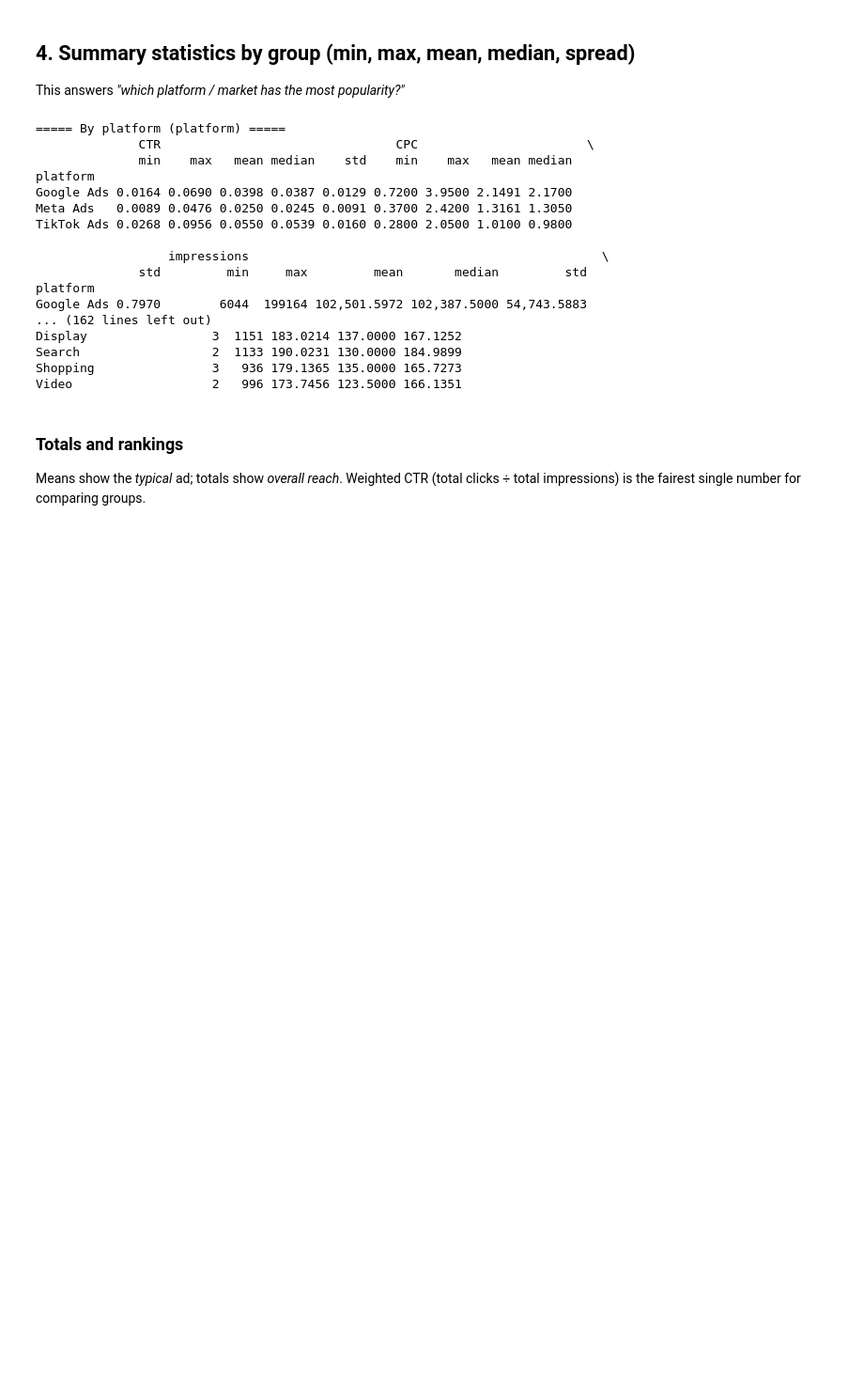
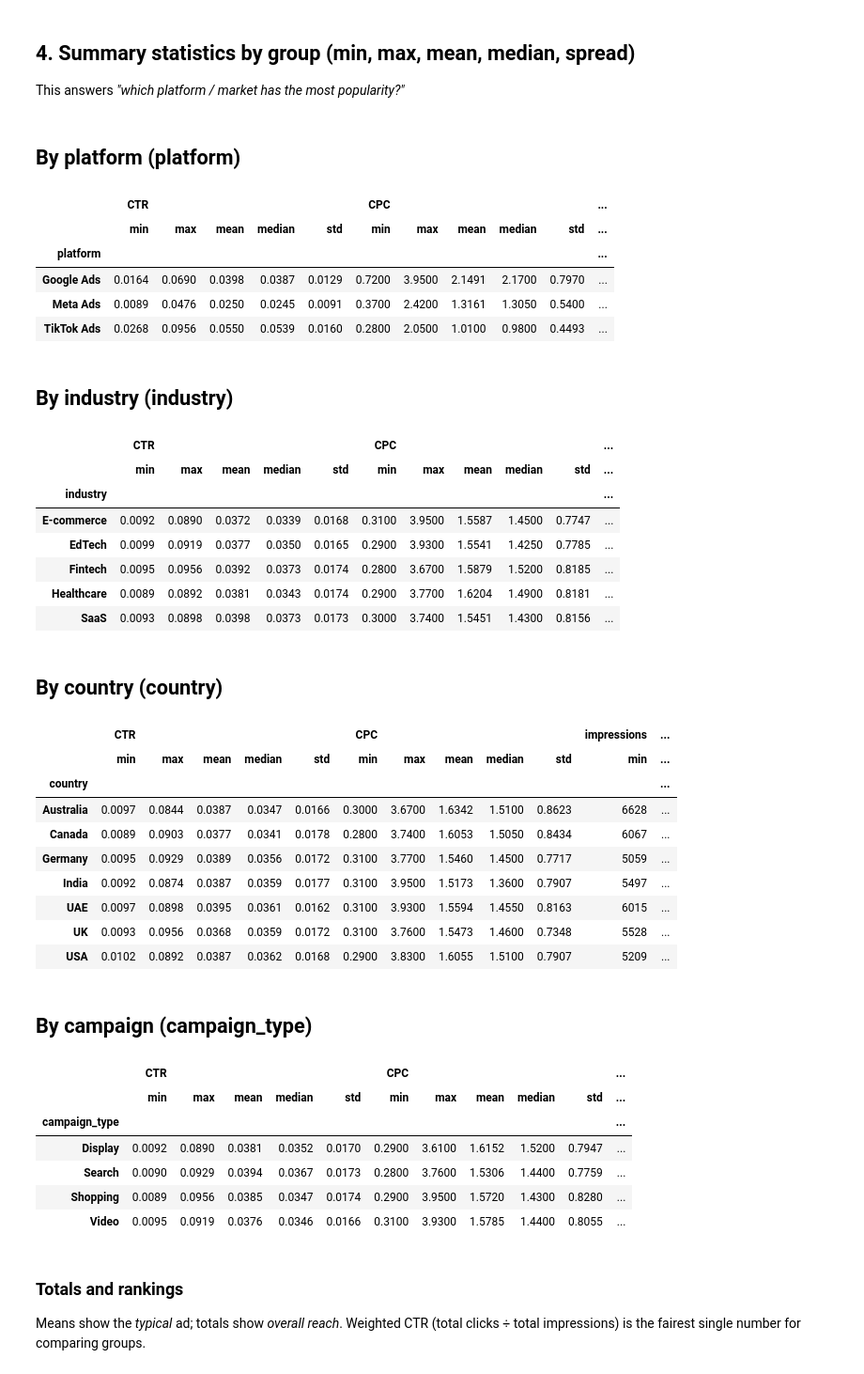
Before and after one commit to swiftycode256/global_ads_analysis, a Jupyter notebook: global_ads_analysis.ipynb, the cells around one changed output. Shown at 94% size. Saved outputs shown, nothing was run; the diff lists cells and outputs as text; code cells hidden in the pictures; blank space fills up the shorter version.

```diff
--- a/global_ads_analysis.ipynb
+++ b/global_ads_analysis.ipynb
@@ -163,34 +162,52 @@ This answers *"which platform / market has the most popularity?"*
 # %%
 METRICS = [m for m in ["CTR", "CPC"] if m in d] + \
           [COLS[r] for r in ["impressions", "clicks", "spend", "conversions"] if COLS[r]]
 GROUPS = [g for g in ["platform", "industry", "country", "campaign"] if COLS[g]]
 
 def summary(group_role):
     g = COLS[group_role]
     out = d.groupby(g)[METRICS].agg(["min", "max", "mean", "median", "std"])
     return out
 
 for role in GROUPS:
-    print(f"\n===== By {role} ({COLS[role]}) =====")
-    display(summary(role)) if "display" in globals() else print(summary(role))
+    display(Markdown(f"## By {role} ({COLS[role]})"))
+    display(summary(role))
 # %% [output]
-===== By platform (platform) =====
-              CTR                                CPC                       \
-              min    max   mean median    std    min    max   mean median
-platform
-Google Ads 0.0164 0.0690 0.0398 0.0387 0.0129 0.7200 3.9500 2.1491 2.1700
-Meta Ads   0.0089 0.0476 0.0250 0.0245 0.0091 0.3700 2.4200 1.3161 1.3050
-TikTok Ads 0.0268 0.0956 0.0550 0.0539 0.0160 0.2800 2.0500 1.0100 0.9800
-
-                  impressions                                                \
-              std         min     max         mean       median         std
-platform
-Google Ads 0.7970        6044  199164 102,501.5972 102,387.5000 54,743.5883
-... (162 lines left out)
-Display                 3  1151 183.0214 137.0000 167.1252
-Search                  2  1133 190.0231 130.0000 184.9899
-Shopping                3   936 179.1365 135.0000 165.7273
-Video                   2   996 173.7456 123.5000 166.1351
+## By platform (platform)
+|  | CTR |  |  |  |  | CPC |  |  |  |  | ... |
+|  | min | max | mean | median | std | min | max | mean | median | std | ... |
+| platform |  |  |  |  |  |  |  |  |  |  | ... |
+| Google Ads | 0.0164 | 0.0690 | 0.0398 | 0.0387 | 0.0129 | 0.7200 | 3.9500 | 2.1491 | 2.1700 | 0.7970 | ... |
+| Meta Ads | 0.0089 | 0.0476 | 0.0250 | 0.0245 | 0.0091 | 0.3700 | 2.4200 | 1.3161 | 1.3050 | 0.5400 | ... |
+| TikTok Ads | 0.0268 | 0.0956 | 0.0550 | 0.0539 | 0.0160 | 0.2800 | 2.0500 | 1.0100 | 0.9800 | 0.4493 | ... |
+## By industry (industry)
+|  | CTR |  |  |  |  | CPC |  |  |  |  | ... |
+|  | min | max | mean | median | std | min | max | mean | median | std | ... |
+| industry |  |  |  |  |  |  |  |  |  |  | ... |
+| E-commerce | 0.0092 | 0.0890 | 0.0372 | 0.0339 | 0.0168 | 0.3100 | 3.9500 | 1.5587 | 1.4500 | 0.7747 | ... |
+| EdTech | 0.0099 | 0.0919 | 0.0377 | 0.0350 | 0.0165 | 0.2900 | 3.9300 | 1.5541 | 1.4250 | 0.7785 | ... |
+| Fintech | 0.0095 | 0.0956 | 0.0392 | 0.0373 | 0.0174 | 0.2800 | 3.6700 | 1.5879 | 1.5200 | 0.8185 | ... |
+| Healthcare | 0.0089 | 0.0892 | 0.0381 | 0.0343 | 0.0174 | 0.2900 | 3.7700 | 1.6204 | 1.4900 | 0.8181 | ... |
+| SaaS | 0.0093 | 0.0898 | 0.0398 | 0.0373 | 0.0173 | 0.3000 | 3.7400 | 1.5451 | 1.4300 | 0.8156 | ... |
+## By country (country)
+|  | CTR |  |  |  |  | CPC |  |  |  |  | impressions | ... |
+|  | min | max | mean | median | std | min | max | mean | median | std | min | ... |
+| country |  |  |  |  |  |  |  |  |  |  |  | ... |
+| Australia | 0.0097 | 0.0844 | 0.0387 | 0.0347 | 0.0166 | 0.3000 | 3.6700 | 1.6342 | 1.5100 | 0.8623 | 6628 | ... |
+| Canada | 0.0089 | 0.0903 | 0.0377 | 0.0341 | 0.0178 | 0.2800 | 3.7400 | 1.6053 | 1.5050 | 0.8434 | 6067 | ... |
+| Germany | 0.0095 | 0.0929 | 0.0389 | 0.0356 | 0.0172 | 0.3100 | 3.7700 | 1.5460 | 1.4500 | 0.7717 | 5059 | ... |
+| India | 0.0092 | 0.0874 | 0.0387 | 0.0359 | 0.0177 | 0.3100 | 3.9500 | 1.5173 | 1.3600 | 0.7907 | 5497 | ... |
+| UAE | 0.0097 | 0.0898 | 0.0395 | 0.0361 | 0.0162 | 0.3100 | 3.9300 | 1.5594 | 1.4550 | 0.8163 | 6015 | ... |
+| UK | 0.0093 | 0.0956 | 0.0368 | 0.0359 | 0.0172 | 0.3100 | 3.7600 | 1.5473 | 1.4600 | 0.7348 | 5528 | ... |
+| USA | 0.0102 | 0.0892 | 0.0387 | 0.0362 | 0.0168 | 0.2900 | 3.8300 | 1.6055 | 1.5100 | 0.7907 | 5209 | ... |
+## By campaign (campaign_type)
+|  | CTR |  |  |  |  | CPC |  |  |  |  | ... |
+|  | min | max | mean | median | std | min | max | mean | median | std | ... |
+| campaign_type |  |  |  |  |  |  |  |  |  |  | ... |
+| Display | 0.0092 | 0.0890 | 0.0381 | 0.0352 | 0.0170 | 0.2900 | 3.6100 | 1.6152 | 1.5200 | 0.7947 | ... |
+| Search | 0.0090 | 0.0929 | 0.0394 | 0.0367 | 0.0173 | 0.2800 | 3.7600 | 1.5306 | 1.4400 | 0.7759 | ... |
+| Shopping | 0.0089 | 0.0956 | 0.0385 | 0.0347 | 0.0174 | 0.2900 | 3.9500 | 1.5720 | 1.4300 | 0.8280 | ... |
+| Video | 0.0095 | 0.0919 | 0.0376 | 0.0346 | 0.0166 | 0.3100 | 3.9300 | 1.5785 | 1.4400 | 0.8055 | ... |
 # %% [markdown]
 ### Totals and rankings
 Means show the *typical* ad; totals show *overall reach*. Weighted CTR (total clicks ÷ total impressions) is the fairest single number for comparing groups.
```
Also changed, not shown: parts of 7 cells of this notebook.
